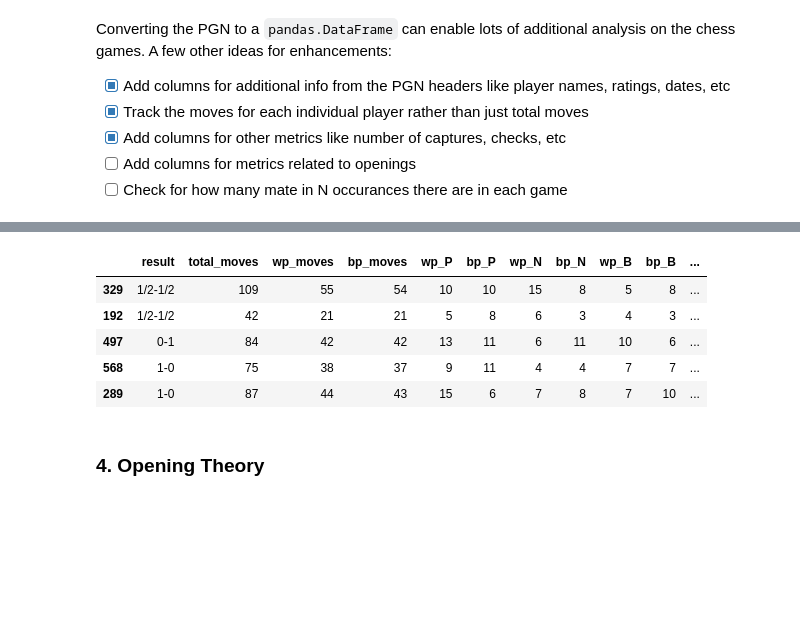
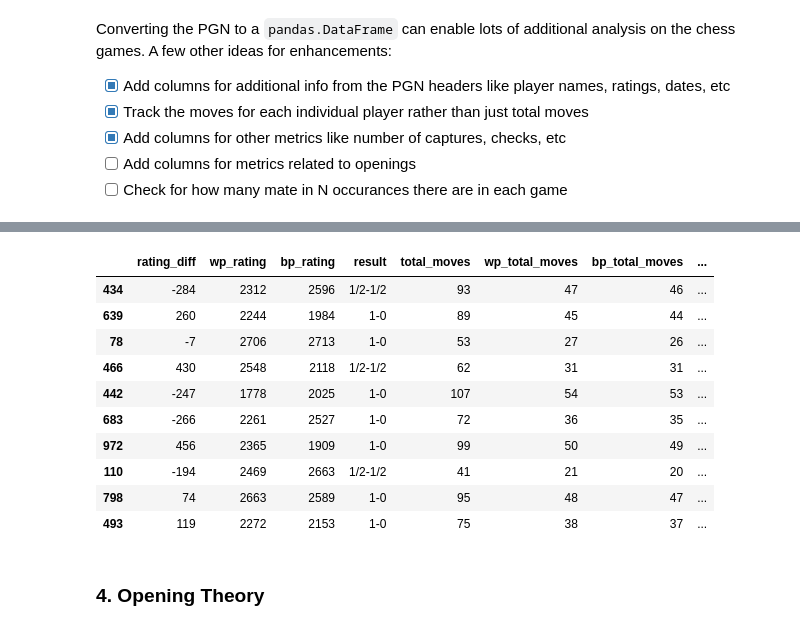
Before and after one commit to donelianc/my-kaggle-tools, a Jupyter notebook: competitions/finding-elo-aug-2023/notebooks/0.0-ic-getting-started-chess.ipynb, the cells around one changed output, grey strips where cells are left out. Saved outputs shown, nothing was run; the diff lists cells and outputs as text; code cells hidden in the pictures; blank space fills up the shorter version.

```diff
--- a/competitions/finding-elo-aug-2023/notebooks/0.0-ic-getting-started-chess.ipynb
+++ b/competitions/finding-elo-aug-2023/notebooks/0.0-ic-getting-started-chess.ipynb
@@ -147,12 +167,17 @@ raw_df = pgn_to_dataframe(PGN_FILE)
 # %%
-raw_df.sample(5)
+raw_df.sample(10)
 # %% [output]
-|  | result | total_moves | wp_moves | bp_moves | wp_P | bp_P | wp_N | bp_N | wp_B | bp_B | ... |
-| 329 | 1/2-1/2 | 109 | 55 | 54 | 10 | 10 | 15 | 8 | 5 | 8 | ... |
-| 192 | 1/2-1/2 | 42 | 21 | 21 | 5 | 8 | 6 | 3 | 4 | 3 | ... |
-| 497 | 0-1 | 84 | 42 | 42 | 13 | 11 | 6 | 11 | 10 | 6 | ... |
-| 568 | 1-0 | 75 | 38 | 37 | 9 | 11 | 4 | 4 | 7 | 7 | ... |
-| 289 | 1-0 | 87 | 44 | 43 | 15 | 6 | 7 | 8 | 7 | 10 | ... |
+|  | rating_diff | wp_rating | bp_rating | result | total_moves | wp_total_moves | bp_total_moves | ... |
+| 434 | -284 | 2312 | 2596 | 1/2-1/2 | 93 | 47 | 46 | ... |
+| 639 | 260 | 2244 | 1984 | 1-0 | 89 | 45 | 44 | ... |
+| 78 | -7 | 2706 | 2713 | 1-0 | 53 | 27 | 26 | ... |
+| 466 | 430 | 2548 | 2118 | 1/2-1/2 | 62 | 31 | 31 | ... |
+| 442 | -247 | 1778 | 2025 | 1-0 | 107 | 54 | 53 | ... |
+| 683 | -266 | 2261 | 2527 | 1-0 | 72 | 36 | 35 | ... |
+| 972 | 456 | 2365 | 1909 | 1-0 | 99 | 50 | 49 | ... |
+| 110 | -194 | 2469 | 2663 | 1/2-1/2 | 41 | 21 | 20 | ... |
+| 798 | 74 | 2663 | 2589 | 1-0 | 95 | 48 | 47 | ... |
+| 493 | 119 | 2272 | 2153 | 1-0 | 75 | 38 | 37 | ... |
 # %% [markdown]
 ### 4. Opening Theory
 # %%
```
Also changed, not shown: parts of 3 cells of this notebook.
